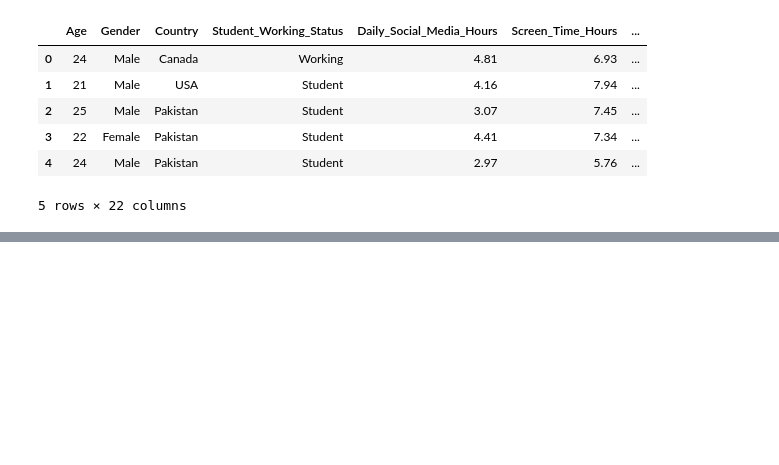
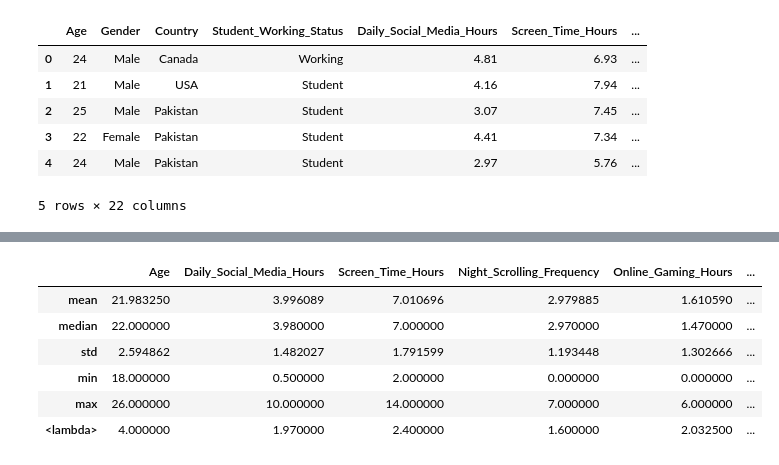
Before and after one commit to guedera/PredictionMentalWellness, a Jupyter notebook: codes/MLP.ipynb, the cells around one changed output, grey strips where cells are left out. Saved outputs shown, nothing was run; the diff lists cells and outputs as text; code cells hidden in the pictures; blank space fills up the shorter version.

```diff
--- a/codes/MLP.ipynb
+++ b/codes/MLP.ipynb
@@ -32,0 +94,17 @@ df.describe()
+# %%
+X_train.select_dtypes(include=['number']).agg([
+    "mean",
+    "median",
+    "std",
+    "min",
+    "max",
+    lambda x: x.quantile(0.75) - x.quantile(0.25)
+])
+# %% [output]
+|  | Age | Daily_Social_Media_Hours | Screen_Time_Hours | Night_Scrolling_Frequency | Online_Gaming_Hours | ... |
+| mean | 21.983250 | 3.996089 | 7.010696 | 2.979885 | 1.610590 | ... |
+| median | 22.000000 | 3.980000 | 7.000000 | 2.970000 | 1.470000 | ... |
+| std | 2.594862 | 1.482027 | 1.791599 | 1.193448 | 1.302666 | ... |
+| min | 18.000000 | 0.500000 | 2.000000 | 0.000000 | 0.000000 | ... |
+| max | 26.000000 | 10.000000 | 14.000000 | 7.000000 | 6.000000 | ... |
+| <lambda> | 4.000000 | 1.970000 | 2.400000 | 1.600000 | 2.032500 | ... |
```
Also changed, not shown: parts of 16 cells of this notebook.
